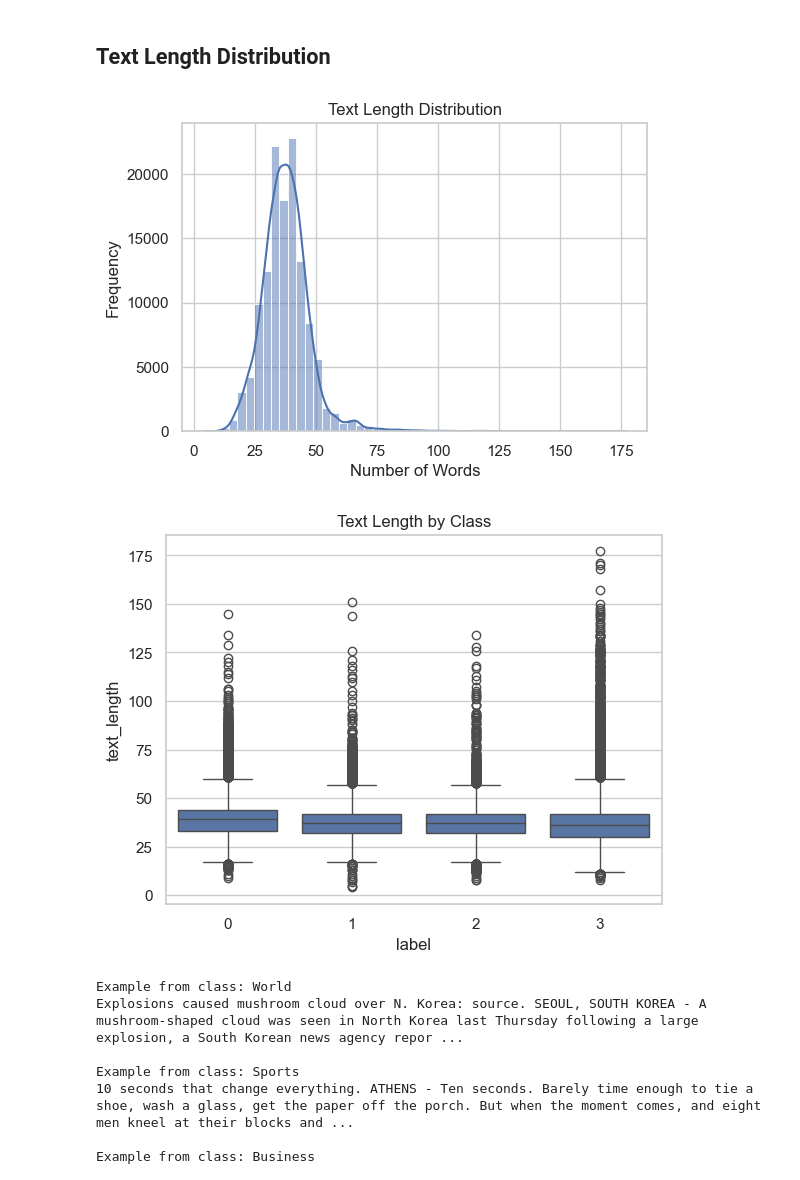
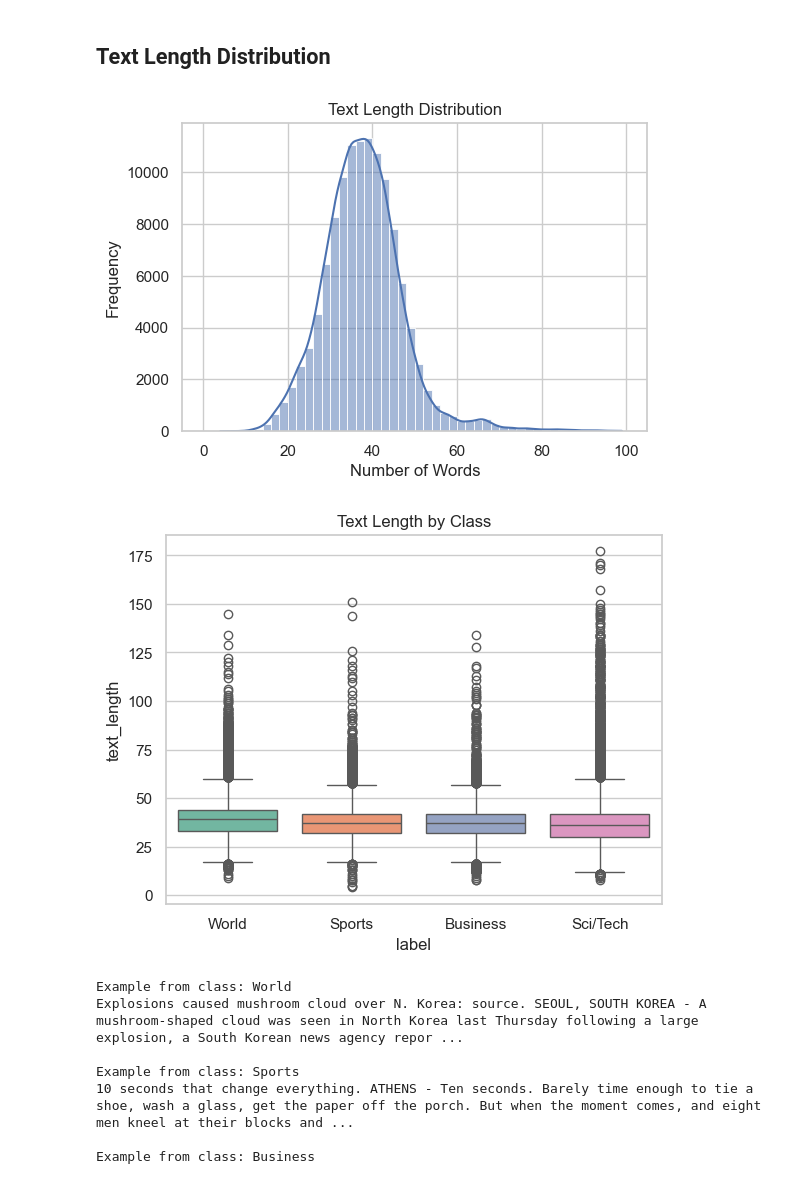
Before and after one commit to naghamo/deltaf1-hybrid-active-learning, a Jupyter notebook: eda_preprocessing/01_agnews_eda.ipynb, the cells around one changed output. Saved outputs shown, nothing was run; the diff lists cells and outputs as text; code cells hidden in the pictures.

```diff
--- a/eda_preprocessing/01_agnews_eda.ipynb
+++ b/eda_preprocessing/01_agnews_eda.ipynb
@@ -3,8 +3,13 @@ import pandas as pd
 import matplotlib.pyplot as plt
 import seaborn as sns
 from adaptive_al_v2.utils.data_loader import *
+from collections import Counter
+from itertools import chain
+from wordcloud import WordCloud, STOPWORDS
+import warnings
 
-sns.set(style="whitegrid")
+sns.set_theme(style="whitegrid")
+warnings.filterwarnings("ignore")
 # %% [markdown]
 ## Load Dataset
 # %%
@@ -16,5 +25,5 @@ print(df_train.shape, df_val.shape, df_test.shape)
 # %%
-df = pd.concat([df_train, df_val, df_test])
+df = pd.concat([df_train, df_val]) # Exploring only the data that we see
 df.head()
 # %% [output]
 |  | text | label |
@@ -55,21 +61,23 @@ Passing `palette` without assigning `hue` is deprecated and will be removed in v
 # %%
 df["text_length"] = df["text"].apply(lambda x: len(str(x).split()))
 
+# Plotting a histogram of the text length distribution
 plt.figure(figsize=(6, 4))
-sns.histplot(df["text_length"], bins=50, kde=True)
+sns.histplot(df[df["text_length"]<100]['text_length'], bins=range(0,101,2), kde=True)
 plt.title("Text Length Distribution")
 plt.xlabel("Number of Words")
 plt.ylabel("Frequency")
 plt.show()
 # %% [output]
-[figure, old version]
+[figure, new version]
 # %%
-import seaborn as sns
-sns.boxplot(x="label", y="text_length", data=df)
+# Plotting box plots of the text length by class
+ax = sns.boxplot(x="label", y="text_length", data=df, palette="Set2")
+ax.set_xticklabels(label_map.values())
 plt.title("Text Length by Class")
 plt.show()
 # %% [output]
-[figure, old version]
+[figure, new version]
 # %%
 for label_id, label_name in label_map.items():
     print(f"\nExample from class: {label_name}")
```
Also changed, not shown: parts of 7 cells of this notebook, 3 other files.
